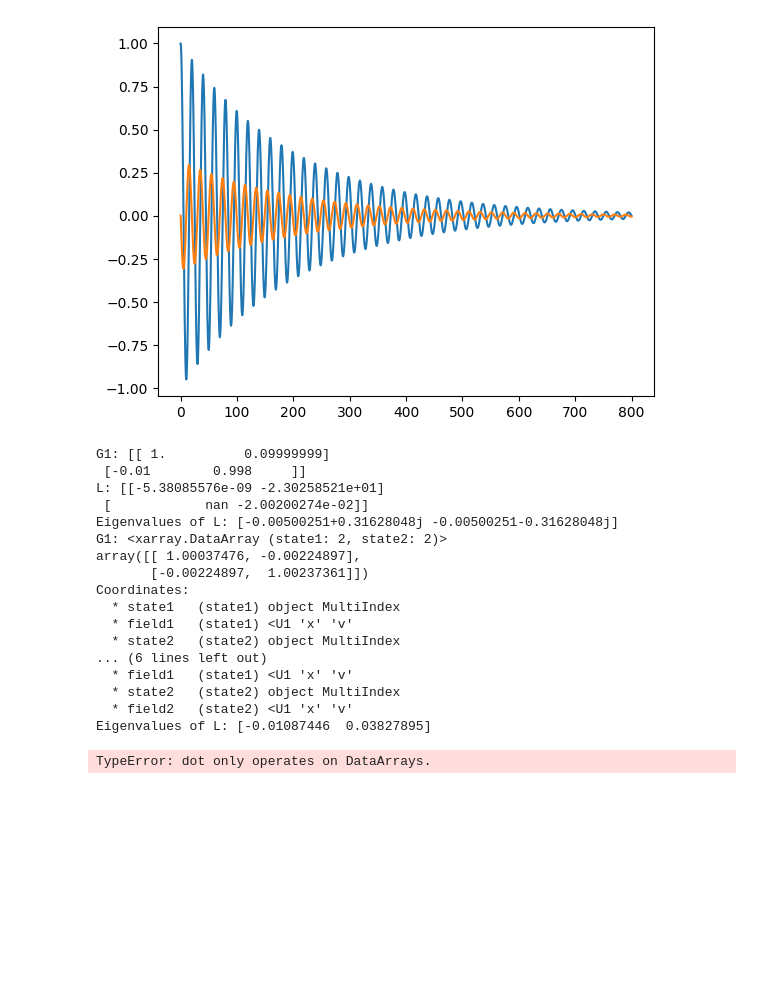
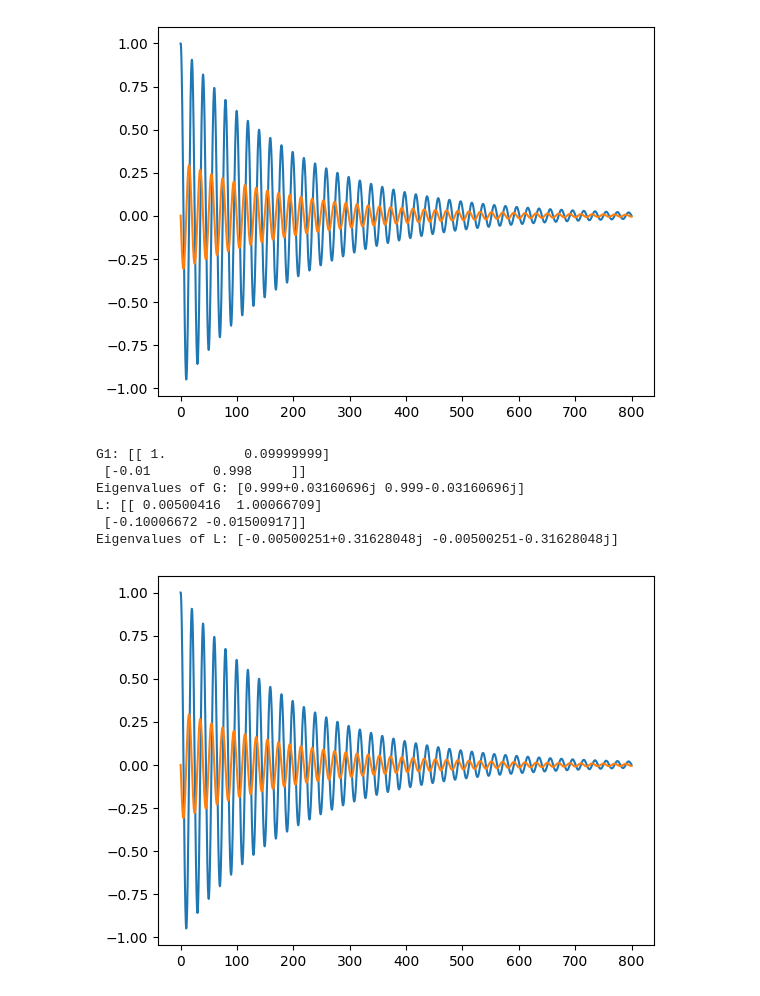
Before and after one commit to DominikStiller/uw-enspred, a Jupyter notebook: project/notebooks/test_pendulum.ipynb, the cells around one changed output. Drawn from its saved outputs; the diff is of its cells as text; code cells hidden in the pictures; blank space fills up the shorter version.

```diff
--- a/project/notebooks/test_pendulum.ipynb
+++ b/project/notebooks/test_pendulum.ipynb
@@ -21,7 +26,7 @@ def make_dataset():
         "time": tt
     })
 
-    return ds, xx
+    return ds, yy
 
 ds, xx = make_dataset()
 ds
@@ -47,34 +53,21 @@ plt.show()
 [figure]
 # %%
 lim = LIM()
-lim.fit_np(xx)
-lim.print_properties()
 lim.fit(ds)
 lim.print_properties()
 # %% [output]
 G1: [[ 1.          0.09999999]
  [-0.01        0.998     ]]
-L: [[-5.38085576e-09 -2.30258521e+01]
- [            nan -2.00200274e-02]]
+Eigenvalues of G: [0.999+0.03160696j 0.999-0.03160696j]
+L: [[ 0.00500416  1.00066709]
+ [-0.10006672 -0.01500917]]
 Eigenvalues of L: [-0.00500251+0.31628048j -0.00500251-0.31628048j]
-G1: <xarray.DataArray (state1: 2, state2: 2)>
-array([[ 1.00037476, -0.00224897],
-       [-0.00224897,  1.00237361]])
-Coordinates:
-  * state1   (state1) object MultiIndex
-  * field1   (state1) <U1 'x' 'v'
-  * state2   (state2) object MultiIndex
-... (6 lines left out)
-  * field1   (state1) <U1 'x' 'v'
-  * state2   (state2) object MultiIndex
-  * field2   (state2) <U1 'x' 'v'
-Eigenvalues of L: [-0.01087446  0.03827895]
 # %%
-tt2, xx2 = lim.forecast(np.array([1, 0]), int(800 / 0.1))
+tt2, xx2 = lim.forecast_np(np.array([1, 0]), int(800 / 0.1))
 
 plt.plot(tt2, xx2[0, :])
 plt.plot(tt2, xx2[1, :])
 
 plt.show()
 # %% [output]
-TypeError: dot only operates on DataArrays.
+[figure, added]
```
Also changed, not shown: parts of 4 cells of this notebook, 4 other files.
